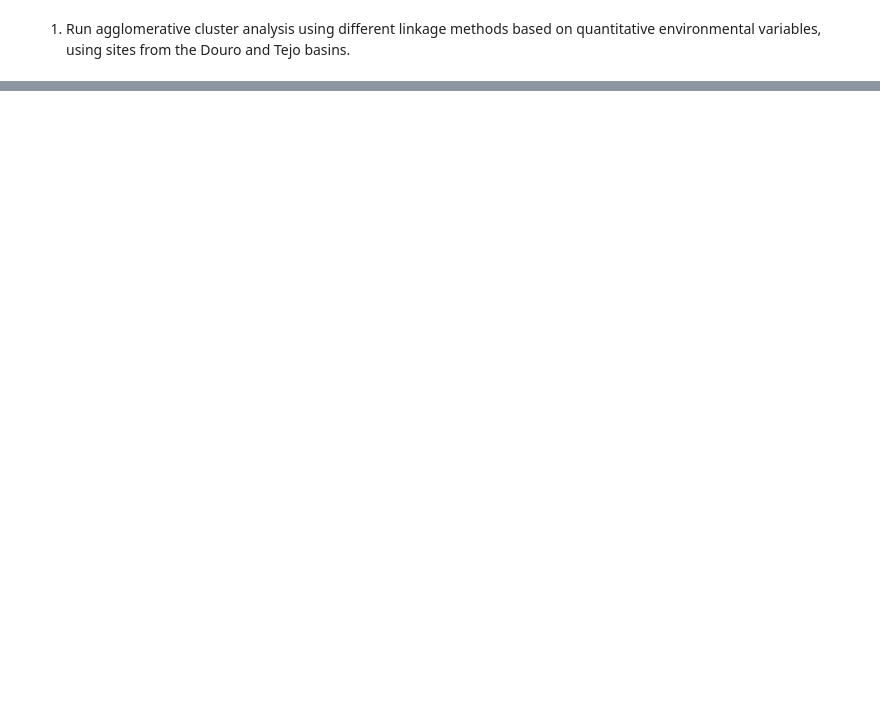
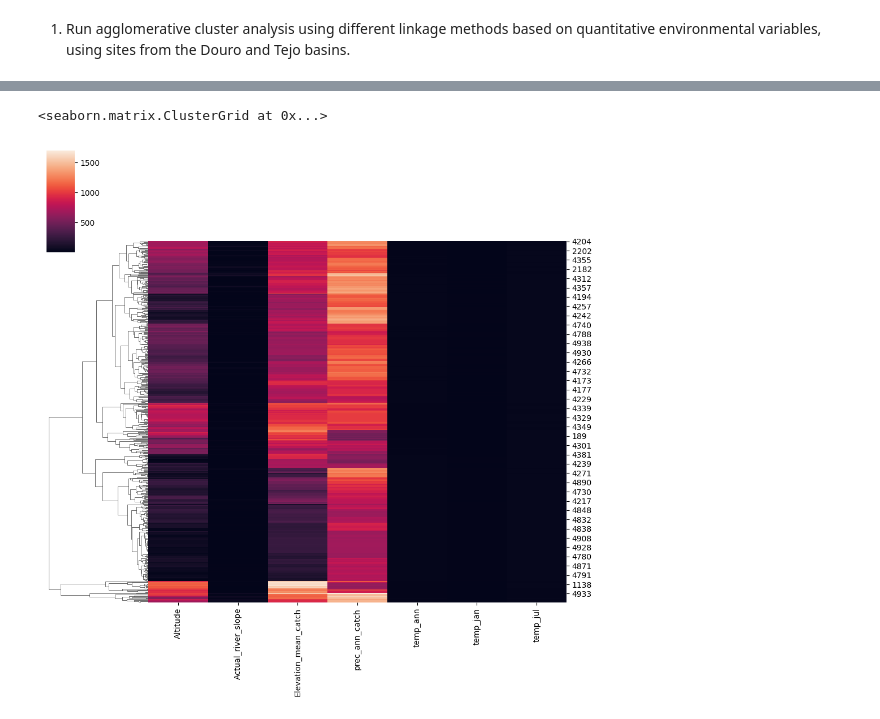
Before and after one commit to jfilipa1/greends-avcd, a Jupyter notebook: people/Miguel/Ex7/Ex7.ipynb, the cells around one changed output, grey strips where cells are left out. Cells and saved outputs as stored; diff of their text form; code cells hidden in the pictures; blank space fills up the shorter version.

```diff
--- a/people/Miguel/Ex7/Ex7.ipynb
+++ b/people/Miguel/Ex7/Ex7.ipynb
@@ -52,0 +116,6 @@ ValueError: setting an array element with a sequence.
+# %%
+#Heatmap
+sns.clustermap(dfenviroment, col_cluster=False, row_cluster=True, method='average')
+# %% [output]
+<seaborn.matrix.ClusterGrid at 0x...>
+[figure, added]
```
Also changed, not shown: parts of 8 cells of this notebook, 1 other file.
